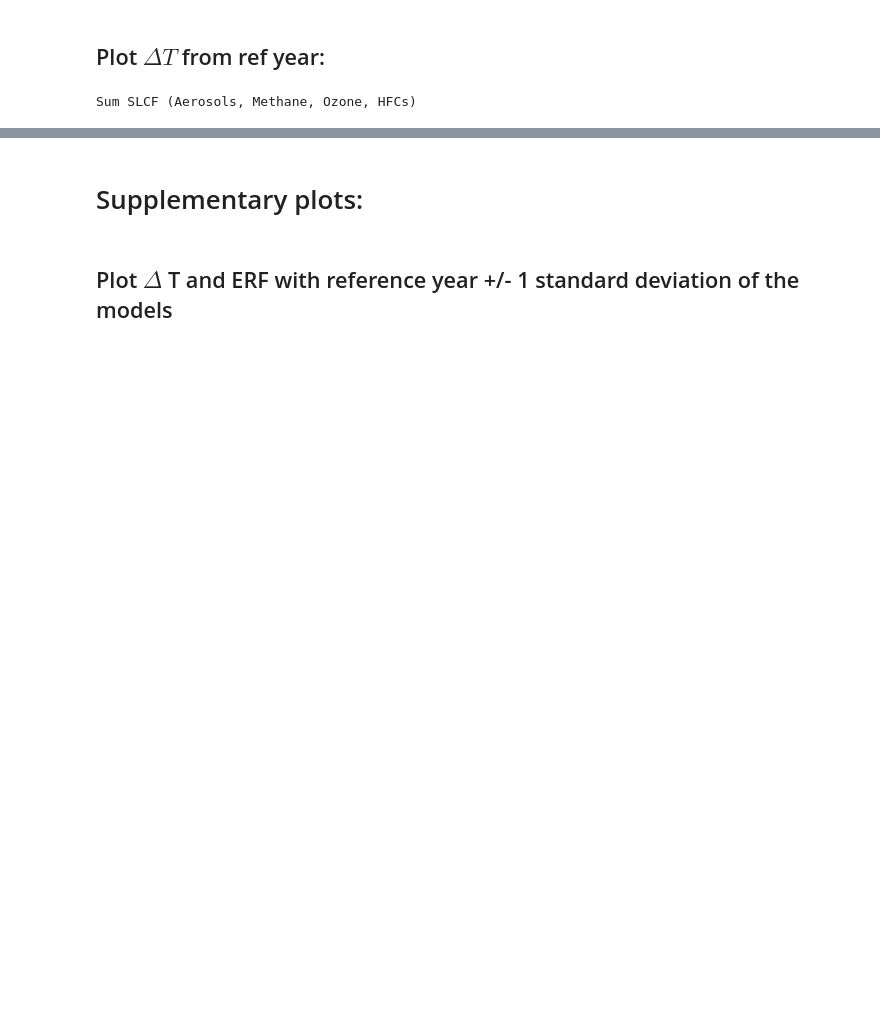
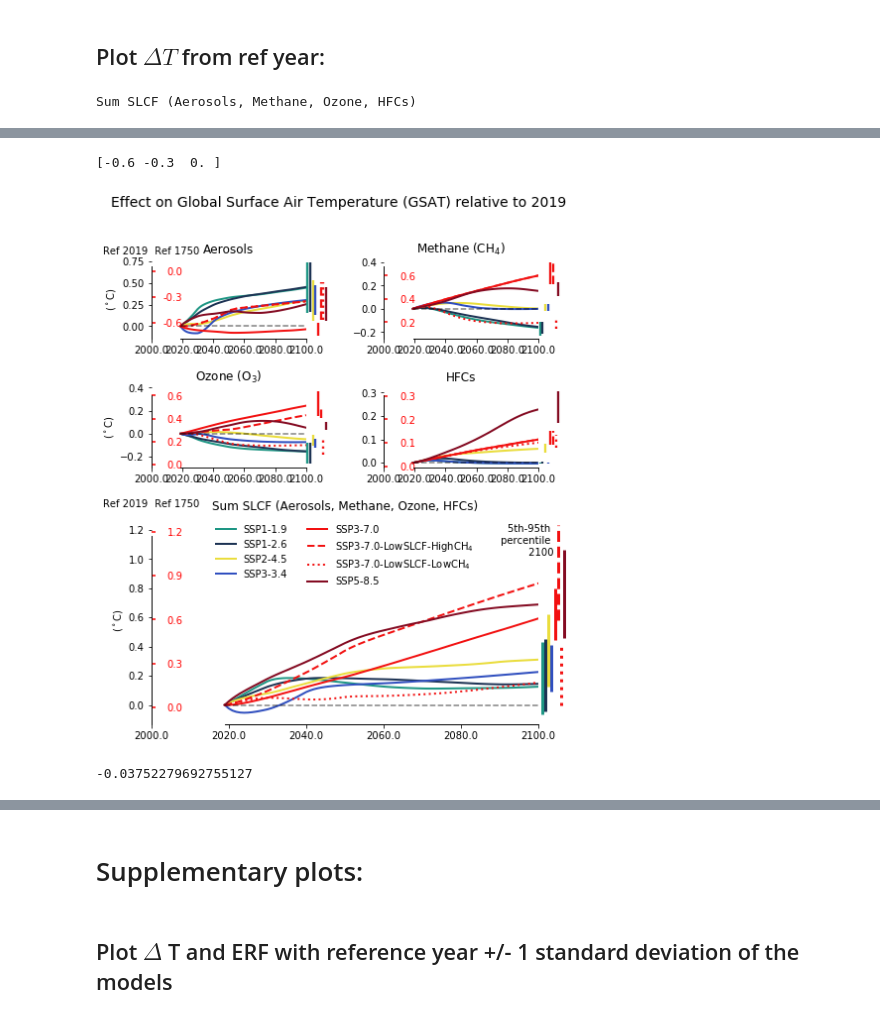
Before and after one commit to sarambl/AR6_CH6_RCMIPFIGS, a Jupyter notebook: ar6_ch6_rcmipfigs/notebooks/recommandation/03-1_delta_T_plot_recommendation.ipynb, the cells around one changed output, grey strips where cells are left out. Cells and saved outputs as stored; diff of their text form; code cells hidden in the pictures; blank space fills up the shorter version.

```diff
--- a/ar6_ch6_rcmipfigs/notebooks/recommandation/03-1_delta_T_plot_recommendation.ipynb
+++ b/ar6_ch6_rcmipfigs/notebooks/recommandation/03-1_delta_T_plot_recommendation.ipynb
@@ -416,0 +525,13 @@ HFCs
+# %%
+twn_axs[0].caxis.set_major_formatter(ticker.StrMethodFormatter("{x:.01f}"))
+#twn_axs[0].yaxis.set_major_locator(plt.)
+twn_axs[0].set_yticks([-.6, -.3,0.])
+print(twn_axs[0].get_yticks())
+fig2
+# %% [output]
+[-0.6 -0.3  0. ]
+[figure, added]
+# %%
+diff
+# %% [output]
+-0.03752279692755127
```
Also changed, not shown: parts of 36 cells of this notebook, 1 other file.
